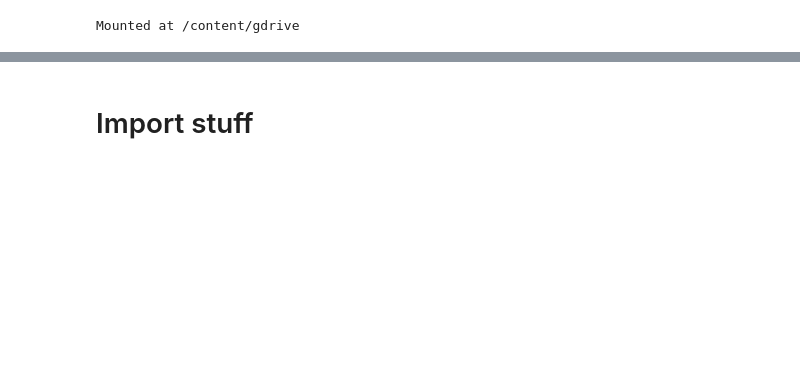
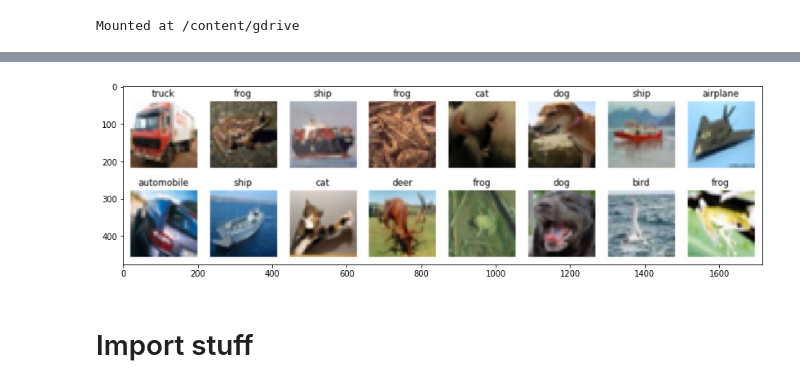
Before and after one commit to xiaotianzhu/intro-to-dl, a Jupyter notebook: week3/week3_task1_first_cnn_cifar10_clean.ipynb, the cells around one changed output, grey strips where cells are left out. Saved outputs shown, nothing was run; the diff lists cells and outputs as text; code cells hidden in the pictures; blank space fills up the shorter version.

```diff
--- a/week3/week3_task1_first_cnn_cifar10_clean.ipynb
+++ b/week3/week3_task1_first_cnn_cifar10_clean.ipynb
@@ -70,3 +37,15 @@ CIFAR-10 dataset contains 32x32 color images from 10 classes: __airplane, automo
+# %%
+import cv2
+import numpy as np
+from matplotlib import pyplot as plt
+
+img = cv2.imread("images/cifar10.jpg")
+img_cvt=cv2.cvtColor(img, cv2.COLOR_BGR2RGB)
+plt.figure(figsize = (16,4))
+plt.imshow(img_cvt)
+plt.show()
+# %% [output]
+[figure, added]
 # %% [markdown]
 # Import stuff
 # %%
```
Also changed, not shown: parts of 31 cells of this notebook.
